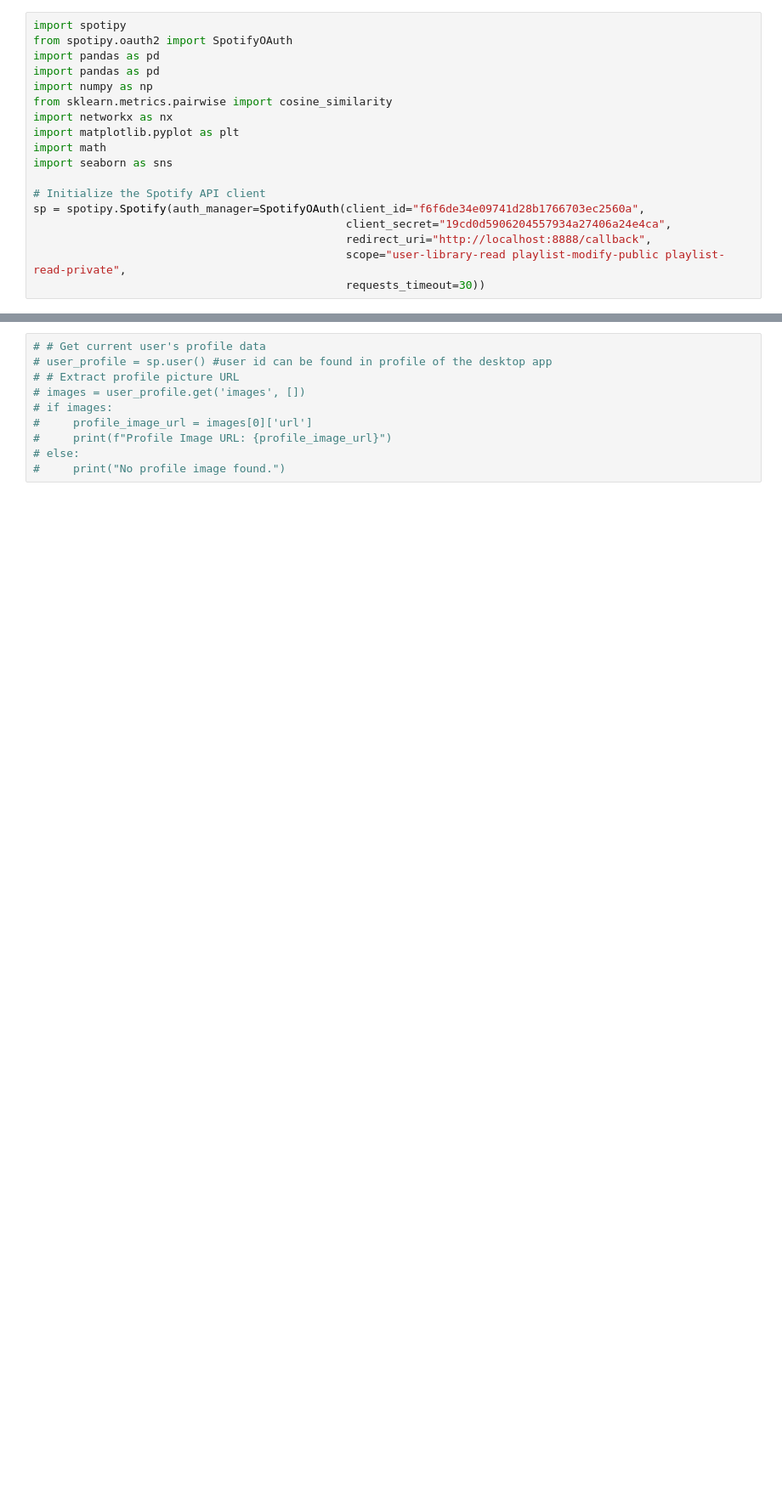
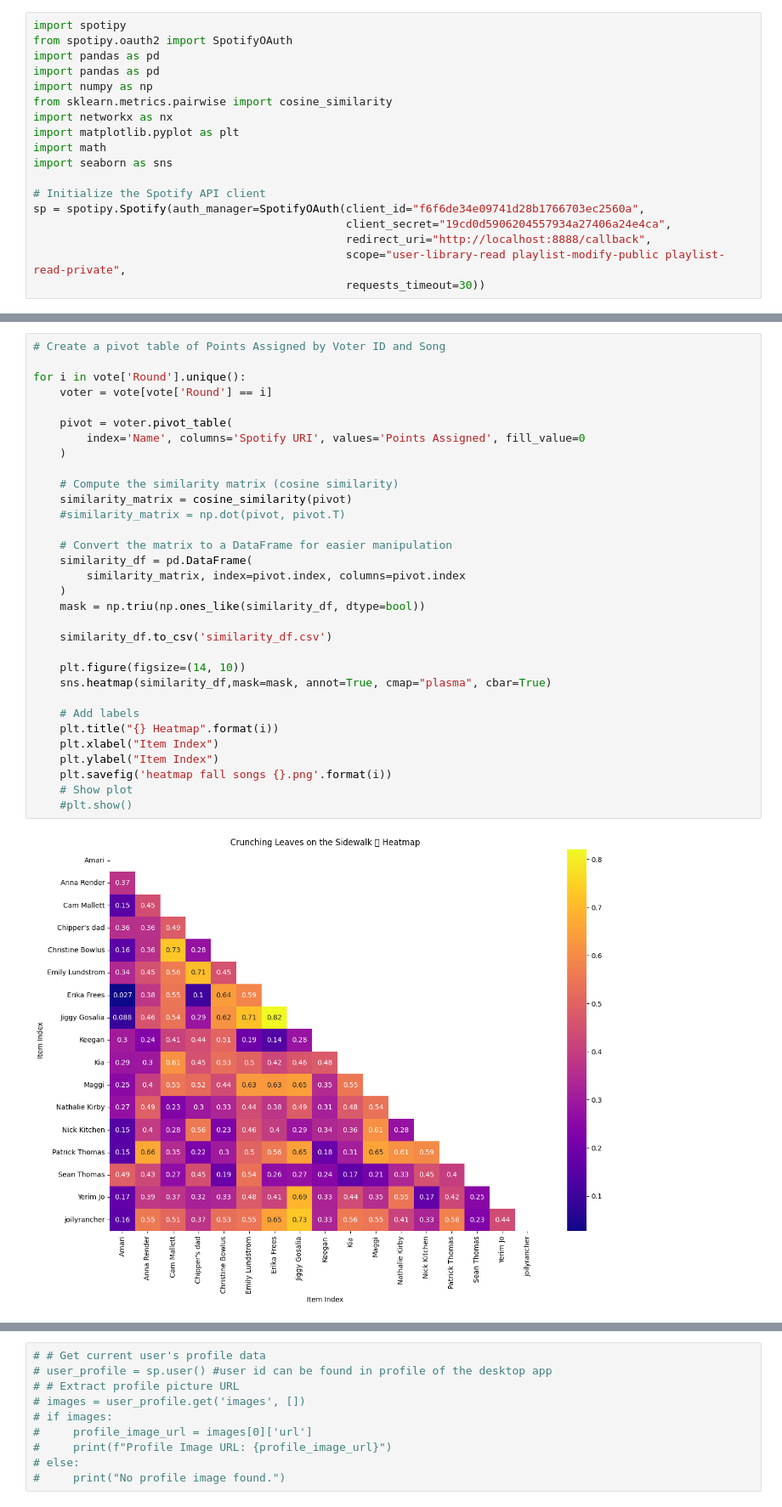
Before and after one commit to ajwinters/SpotifyPlayground, a Jupyter notebook: musicleague/networkmaps.ipynb, the cells around one changed output, grey strips where cells are left out. Shown at 85% size. Drawn from its saved outputs; the diff is of its cells as text; blank space fills up the shorter version.

```diff
--- a/musicleague/networkmaps.ipynb
+++ b/musicleague/networkmaps.ipynb
@@ -25,0 +39,34 @@ vote = vote.merge(comp,left_on='Voter ID',right_on='ID')
+# %%
+# Create a pivot table of Points Assigned by Voter ID and Song
+
+for i in vote['Round'].unique():
+    voter = vote[vote['Round'] == i]
+
+    pivot = voter.pivot_table(
+        index='Name', columns='Spotify URI', values='Points Assigned', fill_value=0
+    )
+
+    # Compute the similarity matrix (cosine similarity)
+    similarity_matrix = cosine_similarity(pivot)
+    #similarity_matrix = np.dot(pivot, pivot.T)
+
+    # Convert the matrix to a DataFrame for easier manipulation
+    similarity_df = pd.DataFrame(
+        similarity_matrix, index=pivot.index, columns=pivot.index
+    )
+    mask = np.triu(np.ones_like(similarity_df, dtype=bool))
+
+    similarity_df.to_csv('similarity_df.csv')
+
+    plt.figure(figsize=(14, 10))
+    sns.heatmap(similarity_df,mask=mask, annot=True, cmap="plasma", cbar=True)
+
+    # Add labels
+    plt.title("{} Heatmap".format(i))
+    plt.xlabel("Item Index")
+    plt.ylabel("Item Index")
+    plt.savefig('heatmap fall songs {}.png'.format(i))
+    # Show plot
+    #plt.show()
+# %% [output]
+[figure, added]
```
Also changed, not shown: parts of 9 cells of this notebook, 8 other files.
